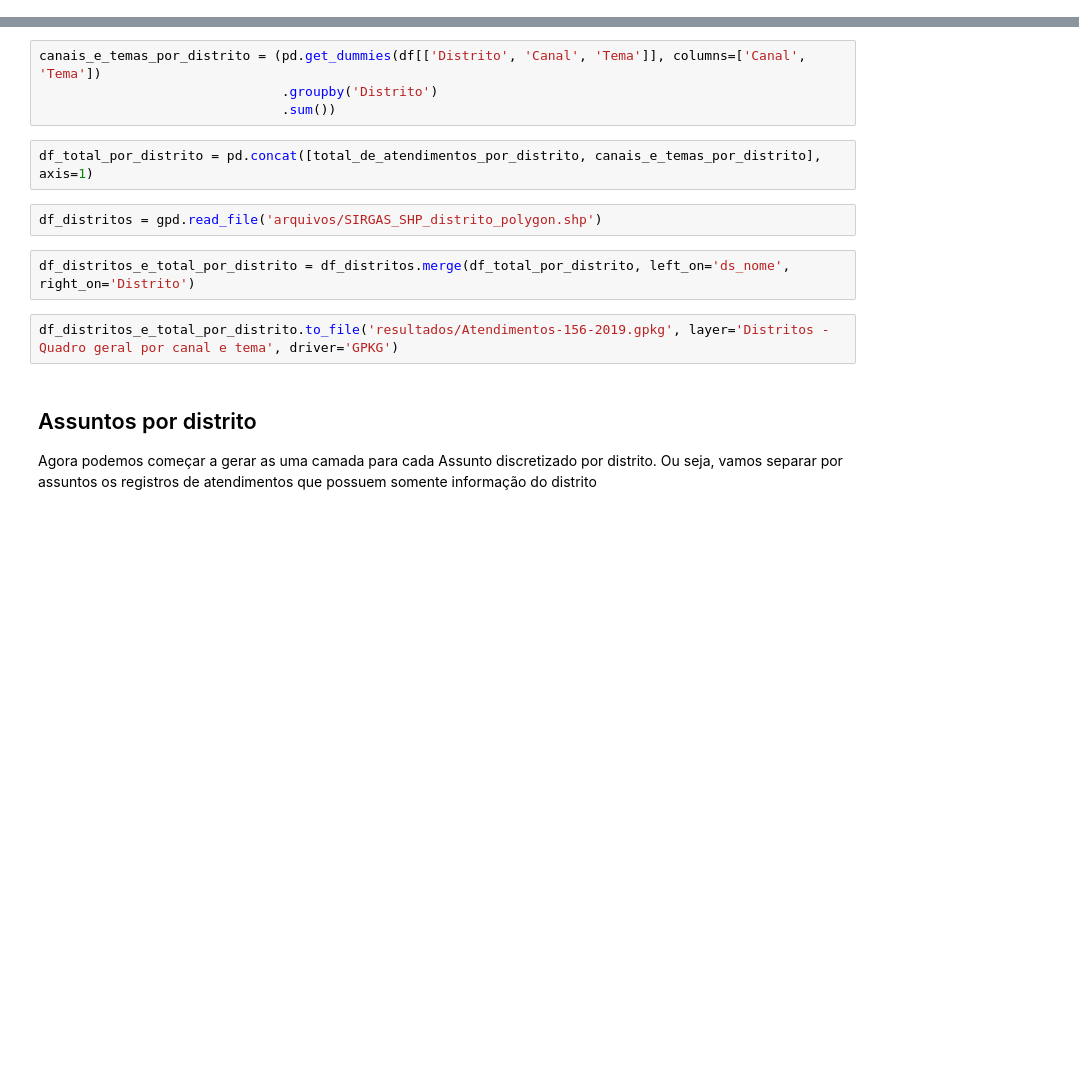
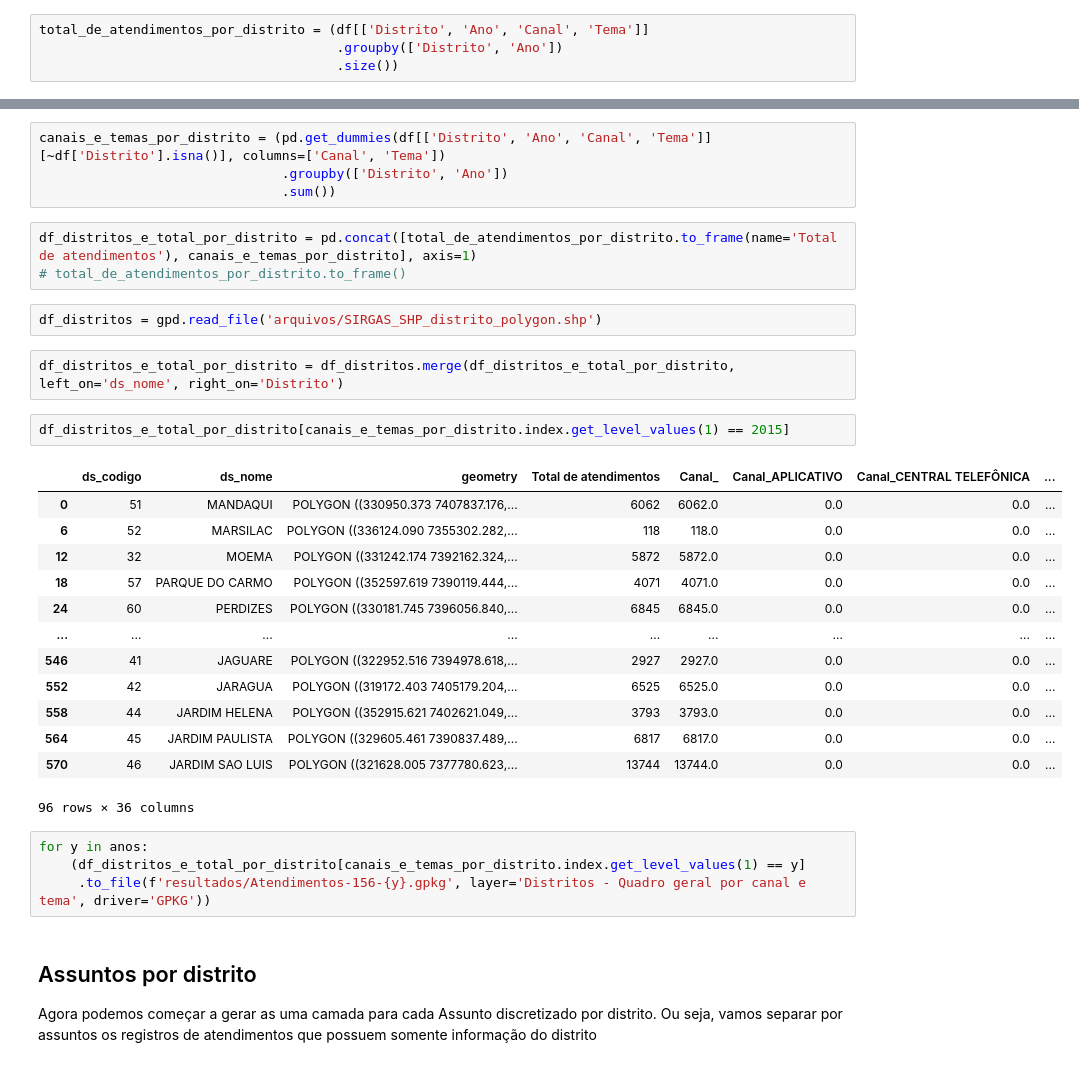
Before and after one commit to geoinfo-smdu/geo-sp156, a Jupyter notebook: Automatizando a geração de arquivo georeferenciado.ipynb, the cells around one changed output, grey strips where cells are left out. Cells and saved outputs as stored; diff of their text form; blank space fills up the shorter version.

```diff
--- a/Automatizando a geração de arquivo georeferenciado.ipynb
+++ b/Automatizando a geração de arquivo georeferenciado.ipynb
@@ -219,0 +228,4 @@ total_de_atendimentos_por_distrito = (df[['Distrito','Data de abertura']]
+# %%
+total_de_atendimentos_por_distrito = (df[['Distrito', 'Ano', 'Canal', 'Tema']]
+                                      .groupby(['Distrito', 'Ano'])
+                                      .size())
@@ -220,15 +248,34 @@ total_de_atendimentos_por_distrito = (df[['Distrito','Data de abertura']]
 # %%
-canais_e_temas_por_distrito = (pd.get_dummies(df[['Distrito', 'Canal', 'Tema']], columns=['Canal', 'Tema'])
-                               .groupby('Distrito')
+canais_e_temas_por_distrito = (pd.get_dummies(df[['Distrito', 'Ano', 'Canal', 'Tema']][~df['Distrito'].isna()], columns=['Canal', 'Tema'])
+                               .groupby(['Distrito', 'Ano'])
                                .sum())
 # %%
-df_total_por_distrito = pd.concat([total_de_atendimentos_por_distrito, canais_e_temas_por_distrito], axis=1)
+df_distritos_e_total_por_distrito = pd.concat([total_de_atendimentos_por_distrito.to_frame(name='Total de atendimentos'), canais_e_temas_por_distrito], axis=1)
+# total_de_atendimentos_por_distrito.to_frame()
 # %%
 df_distritos = gpd.read_file('arquivos/SIRGAS_SHP_distrito_polygon.shp')
 # %%
-df_distritos_e_total_por_distrito = df_distritos.merge(df_total_por_distrito, left_on='ds_nome', right_on='Distrito')
+df_distritos_e_total_por_distrito = df_distritos.merge(df_distritos_e_total_por_distrito, left_on='ds_nome', right_on='Distrito')
+# %%
+df_distritos_e_total_por_distrito[canais_e_temas_por_distrito.index.get_level_values(1) == 2015]
+# %% [output]
+|  | ds_codigo | ds_nome | geometry | Total de atendimentos | Canal_ | Canal_APLICATIVO | Canal_CENTRAL TELEFÔNICA | ... |
+| 0 | 51 | MANDAQUI | POLYGON ((330950.373 7407837.176,... | 6062 | 6062.0 | 0.0 | 0.0 | ... |
+| 6 | 52 | MARSILAC | POLYGON ((336124.090 7355302.282,... | 118 | 118.0 | 0.0 | 0.0 | ... |
+| 12 | 32 | MOEMA | POLYGON ((331242.174 7392162.324,... | 5872 | 5872.0 | 0.0 | 0.0 | ... |
+| 18 | 57 | PARQUE DO CARMO | POLYGON ((352597.619 7390119.444,... | 4071 | 4071.0 | 0.0 | 0.0 | ... |
+| 24 | 60 | PERDIZES | POLYGON ((330181.745 7396056.840,... | 6845 | 6845.0 | 0.0 | 0.0 | ... |
+| ... | ... | ... | ... | ... | ... | ... | ... | ... |
+| 546 | 41 | JAGUARE | POLYGON ((322952.516 7394978.618,... | 2927 | 2927.0 | 0.0 | 0.0 | ... |
+| 552 | 42 | JARAGUA | POLYGON ((319172.403 7405179.204,... | 6525 | 6525.0 | 0.0 | 0.0 | ... |
+| 558 | 44 | JARDIM HELENA | POLYGON ((352915.621 7402621.049,... | 3793 | 3793.0 | 0.0 | 0.0 | ... |
+| 564 | 45 | JARDIM PAULISTA | POLYGON ((329605.461 7390837.489,... | 6817 | 6817.0 | 0.0 | 0.0 | ... |
+| 570 | 46 | JARDIM SAO LUIS | POLYGON ((321628.005 7377780.623,... | 13744 | 13744.0 | 0.0 | 0.0 | ... |
+96 rows × 36 columns
 # %%
-df_distritos_e_total_por_distrito.to_file('resultados/Atendimentos-156-2019.gpkg', layer='Distritos - Quadro geral por canal e tema', driver='GPKG')
+for y in anos:
+    (df_distritos_e_total_por_distrito[canais_e_temas_por_distrito.index.get_level_values(1) == y]
+     .to_file(f'resultados/Atendimentos-156-{y}.gpkg', layer='Distritos - Quadro geral por canal e tema', driver='GPKG'))
 # %% [markdown]
 ## Assuntos por distrito
 
```
Also changed, not shown: parts of 22 cells of this notebook, 4 other files.
